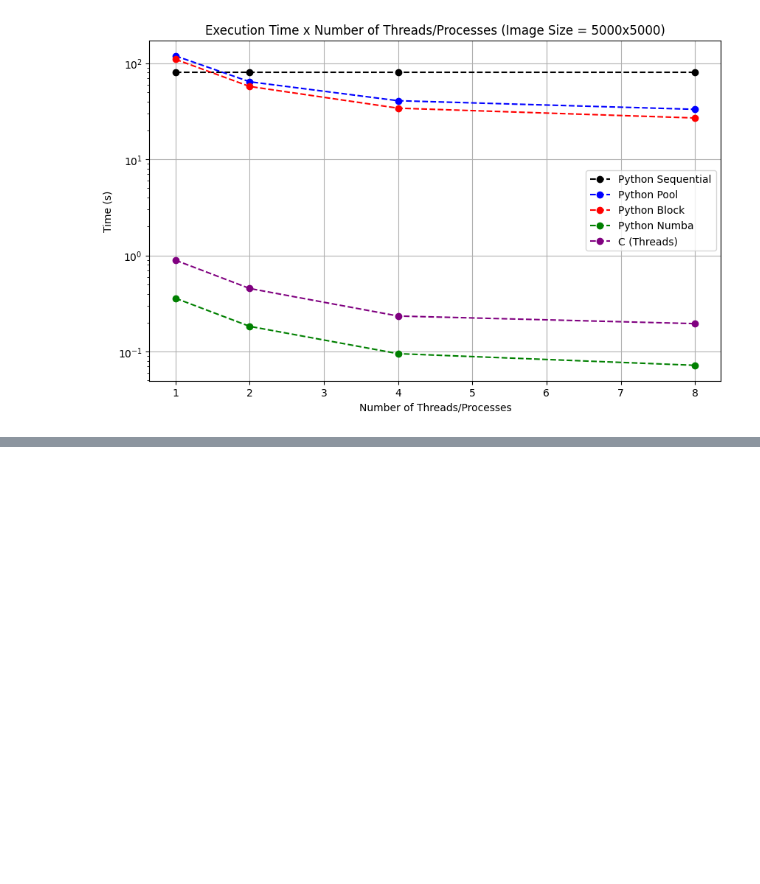
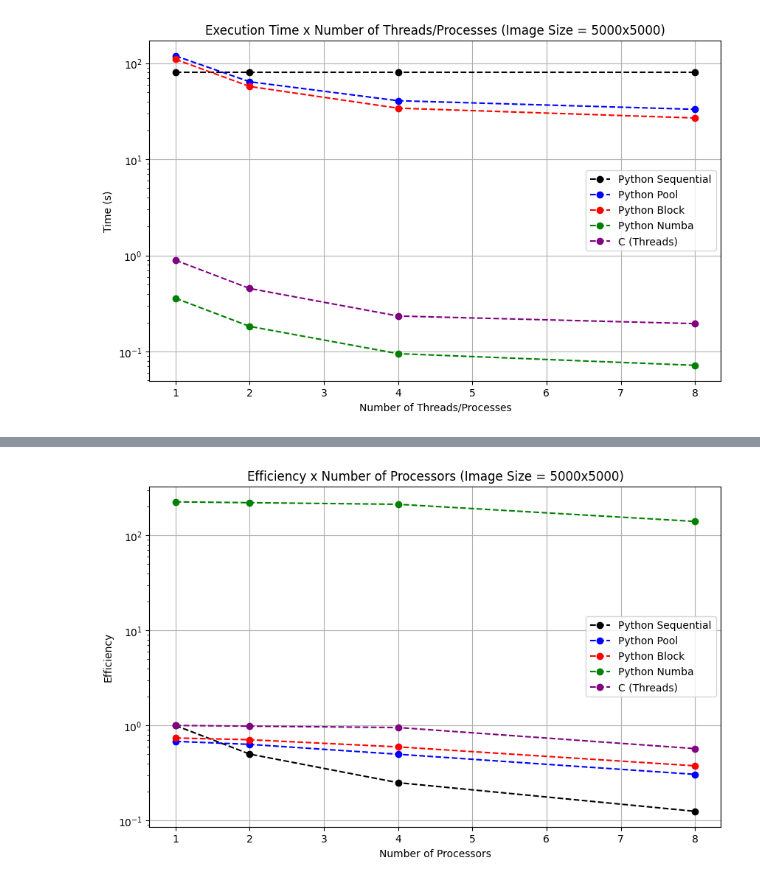
Before and after one commit to manoelmms/ImageConvolution, a Jupyter notebook: graphs.ipynb, the cells around one changed output, grey strips where cells are left out. Drawn from its saved outputs; the diff is of its cells as text; code cells hidden in the pictures; blank space fills up the shorter version.

```diff
--- a/graphs.ipynb
+++ b/graphs.ipynb
@@ -558,0 +581,22 @@ plt.show()
+# %%
+# Eficiencia
+
+# 5000x5000
+
+plt.figure(figsize=(10, 6))
+plt.plot(data_py_5000_ef['Thread Number'], data_py_5000_ef['Sequential'], marker='o', label='Python Sequential', color='black', linestyle='dashed')
+plt.plot(data_py_5000_ef['Thread Number'], data_py_5000_ef['Pool'], marker='o', label='Python Pool', color='blue', linestyle='dashed')
+plt.plot(data_py_5000_ef['Thread Number'], data_py_5000_ef['Block'], marker='o', label='Python Block', color='red', linestyle='dashed')
+plt.plot(data_py_5000_ef['Thread Number'], data_py_5000_ef['Numba'], marker='o', label='Python Numba', color='green', linestyle='dashed')
+
+plt.plot(data_c_5000_ef['Thread Number'], data_c_5000_ef['C'], marker='o', label='C (Threads)', color='purple', linestyle='dashed')
+
+plt.xlabel('Number of Processors')
+plt.yscale('log')
+plt.ylabel('Efficiency')
+plt.title('Efficiency x Number of Processors (Image Size = 5000x5000)')
+plt.legend()
+plt.grid()
+plt.show()
+# %% [output]
+[figure, added]
```
Also changed, not shown: parts of 4 cells of this notebook.
